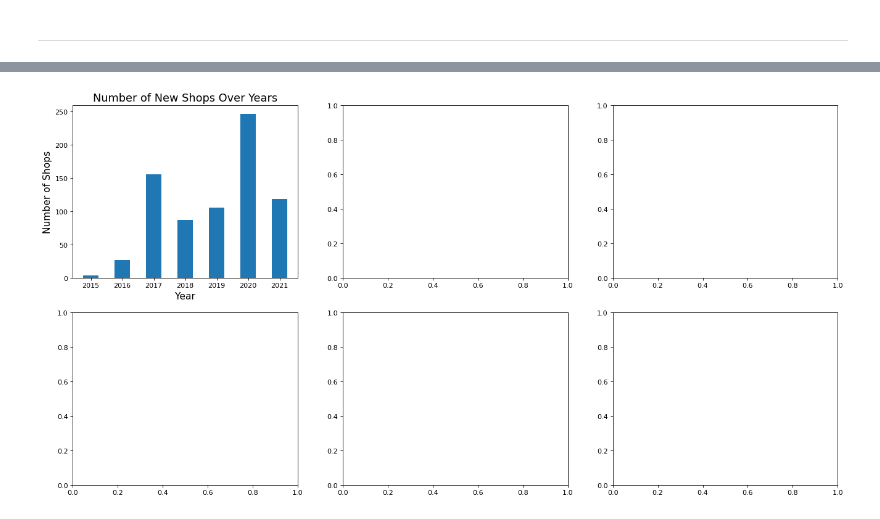
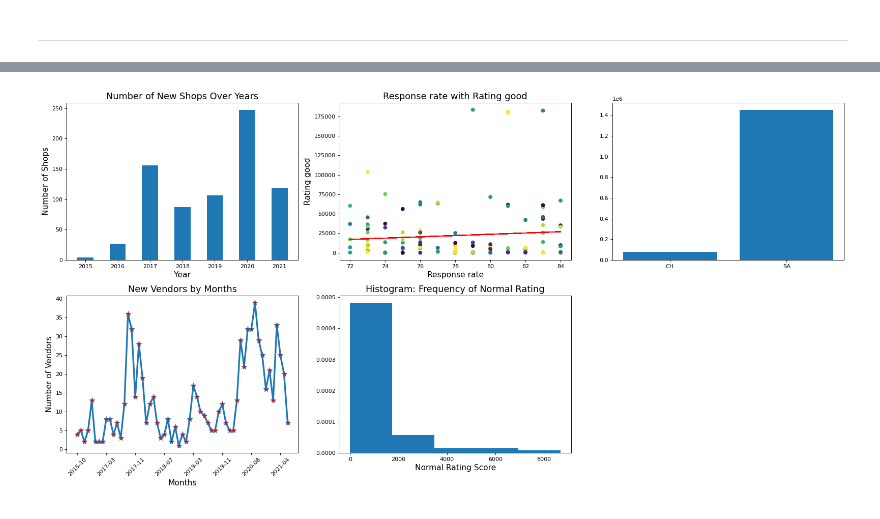
Before and after one commit to luhoangve24/Data-mining-courses, a Jupyter notebook: Notebook/2.DV-2.1.9.ipynb, the cells around one changed output, grey strips where cells are left out. Cells and saved outputs as stored; diff of their text form; code cells hidden in the pictures.

```diff
--- a/Notebook/2.DV-2.1.9.ipynb
+++ b/Notebook/2.DV-2.1.9.ipynb
@@ -70,4 +75,78 @@ axs[0,0].bar(count_shop.index, count_shop.join_year, width=0.5)
 axs[0,0].set_title('Number of New Shops Over Years', fontsize=16)
 axs[0,0].set_xlabel('Year', fontsize=14)
 axs[0,0].set_ylabel('Number of Shops', fontsize=14)
+
+# Yêu cầu 2
+%matplotlib inline
+df_sub = o_c('response_rate','rating_good', df)
+colors = np.random.randint(10, 20, size=df_sub.shape[0])
+axs[0,1].scatter(df_sub['response_rate'], df_sub['rating_good'], c=colors)
+axs[0,1].set_title('Response rate with Rating good', fontsize=16)
+axs[0,1].set_xlabel('Response rate', fontsize=14)
+axs[0,1].set_ylabel('Rating good', fontsize=14)
+a1 = linear_reg('response_rate', 'rating_good', df_sub)
+axs[0,1].plot(df_sub.response_rate, a1[0]*df_sub.response_rate+a1[1], color='r')
+
+# Yêu cầu 3 (Đổi đề bài: tỷ lệ phản hồi tốt)
+# Cần đổi định dạng thời gian về giây (seconds)
+%matplotlib inline
+df_sub = df.loc[:]
+df_sub['response_time'] = [e.strip() for e in df.response_time]
+# df_sub['response_time'] = pd.to_datetime(df_sub['response_time'], format='%H:%M:%S').dt.time
+df_sub['response_time'] = np.where(pd.to_datetime(df_sub['response_time'], format='%H:%M:%S').dt.hour < 12, 'SA', 'CH')
+print(df_sub.info())
+#df_sub.response_time = [(e = 'SA') if (e < 12) else (e = 'CH') for e in df_sub.response_time]
+#print(df_sub.response_time)
+# df_sub['response_time'] = [(int(e.strftime('%H'))*int(e.strftime('%M'))*60+int(e.strftime('%S'))) for e in df_sub.response_time]
+# df_sub2 = o_c('response_time','rating_bad',df_sub)
+
+# colors = np.random.randint(10, 20, size=df_sub2.shape[0])
+# axs[0,2].scatter(df_sub2['response_time'], df_sub2['rating_bad'], c=colors)
+# axs[0,2].set_title('Response time with Rating bad', fontsize=16)
+# axs[0,2].set_xlabel('Response time (seconds)', fontsize=14)
+# axs[0,2].set_ylabel('Rating bad', fontsize=14)
+# a1 = linear_reg('response_time', 'rating_bad', df_sub2)
+# axs[0,2].plot(df_sub2.response_time, a1[0]*df_sub2.response_time+a1[1], color='r')
+day = df_sub.groupby(['response_time'])[['rating_bad']].sum()
+print(day)
+axs[0,2].bar(day.index, day.rating_bad)
+
+
+# Yêu cầu 4
+from datetime import datetime
+%matplotlib inline
+year = df_sub['join_year']
+month = df_sub['join_month']
+day = df_sub['join_day']
+combin = ['{} {} {}'.format(year[i], month[i], day[i]) for i in range(len(df_sub.index))]
+df['join_time'] = combin
+
+df_sub = df.loc[:]
+df_sub['join_time'] = [datetime.strptime(e, '%Y %B %d') for e in df_sub['join_time']]
+# Tham khảo: https://www.programiz.com/python-programming/datetime/strptime#google_vignette
+# https://www.geeksforgeeks.org/python-datetime-strptime-function/
+# https://stackoverflow.com/questions/25146121/extracting-just-month-and-year-separately-from-pandas-datetime-column
+
+df_sub['join_time'] = pd.to_datetime(df_sub.join_time) # Phải ép về kiểu của Pandas để extract ra year, month, day. p/s: khó hiểu thật sự
+
+count_join = df_sub.groupby(df_sub.join_time.dt.to_period('M'))[['join_time']].count()
+axs[1,0].plot(np.asarray([str(e) for e in count_join.index]),count_join.join_time, linewidth=3, marker='*', markersize=10, markerfacecolor='red')
+axs[1,0].set_title('New Vendors by Months', fontsize=16)
+axs[1,0].set_xlabel('Months', fontsize=14)
+axs[1,0].set_ylabel('Number of Vendors', fontsize=14)
+axs[1,0].xaxis.set_major_locator(tk.MaxNLocator(8)) # Tham khao: https://saturncloud.io/blog/optimizing-tick-label-text-and-frequency-in-matplotlib-plots/
+axs[1,0].set_xticklabels(axs[1,0].get_xticklabels(), rotation=45)
+# Tham khảo: https://saturncloud.io/blog/rotate-tick-labels-in-subplot-using-pyplot-matplotlib-and-gridspec/#:~:text=Rotating%20Tick%20Labels%20with%20Matplotlib,set_xticklabels()%20functions%20in%20Matplotlib.&text=Now%2C%20the%20x%2Daxis%20tick,there%20is%20no%20more%20overlapping.
+
+# Yêu cầu 5
+%matplotlib inline
+df_sub = df[['rating_normal']].dropna()
+z = np.abs(stats.zscore(df_sub.rating_normal))
+df_sub_2 = df_sub[z<0.3]
+axs[1,1].hist(df_sub_2.rating_normal, bins=5, density=True)
+axs[1,1].set_title('Histogram: Frequency of Normal Rating', fontsize=16)
+axs[1,1].set_xlabel('Normal Rating Score', fontsize=14)
+plt.delaxes(axs[1,2])
+plt.tight_layout()
+plt.show()
 # %% [output]
@@ -75 +170 @@ Text(0, 0.5, 'Number of Shops')
-[figure, old version]
+[figure, new version]
```
Also changed, not shown: parts of 8 cells of this notebook, 6 other files.
